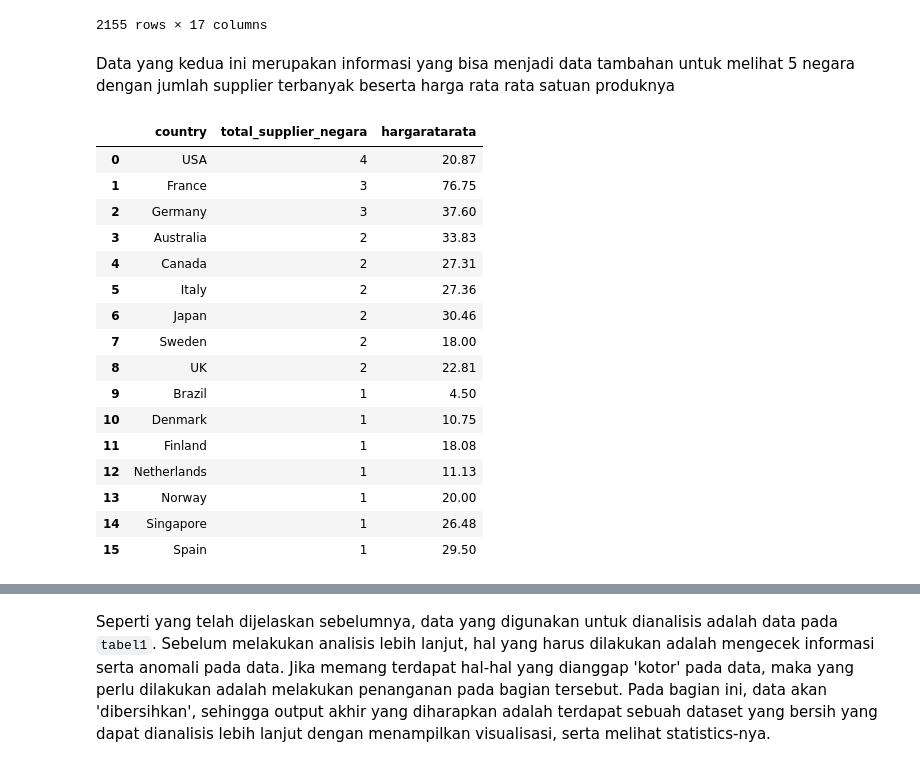
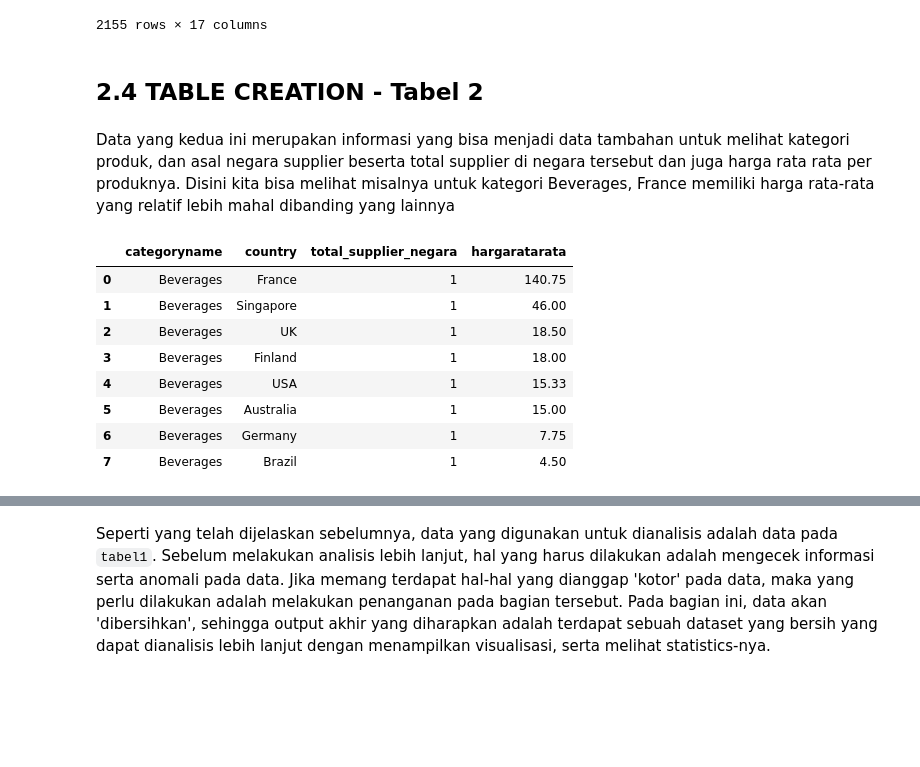
Before and after one commit to salsabila-ta/Chapstone-Project-II---Data-Analysis, a Jupyter notebook: project2.ipynb, the cells around one changed output, grey strips where cells are left out. Saved outputs shown, nothing was run; the diff lists cells and outputs as text; code cells hidden in the pictures; blank space fills up the shorter version.

```diff
--- a/project2.ipynb
+++ b/project2.ipynb
@@ -191,33 +199,30 @@ tabel1
 | 2153 | 29 | Forts d'rables | Chantal Goulet | Accounting Manager | Ste-Hyacinthe | Canada | Confections | Tarte au sucre | ... |
 | 2154 | 29 | Forts d'rables | Chantal Goulet | Accounting Manager | Ste-Hyacinthe | Canada | Confections | Tarte au sucre | ... |
 2155 rows × 17 columns
+# %% [markdown]
+## **2.4 TABLE CREATION - Tabel 2**
 # %% [markdown]
-Data yang kedua ini merupakan informasi yang bisa menjadi data tambahan untuk melihat 5 negara dengan jumlah supplier terbanyak beserta harga rata rata satuan produknya
+Data yang kedua ini merupakan informasi yang bisa menjadi data tambahan untuk melihat kategori produk, dan asal negara supplier beserta total supplier di negara tersebut dan juga harga rata rata per produknya. Disini kita bisa melihat misalnya untuk kategori Beverages, France memiliki harga rata-rata yang relatif lebih mahal dibanding yang lainnya
 # %%
 tabel2 = sql_df('''
-select s.country, count(distinct s.supplierid) as total_supplier_negara, round(avg(p.unitprice),2) as hargaratarata
+select  c.categoryname, s.country, count(distinct s.supplierid) as total_supplier_negara, round(avg(p.unitprice),2) as hargaratarata
 from suppliers as s
 left join products as p
 on s.supplierid = p.supplierid
-group by country
-order by total_supplier_negara desc;
+left join categories as c
+on p.categoryid = c.categoryid
+group by  c.categoryname, country
+having c.categoryname = 'Beverages'
+order by  c.categoryname, total_supplier_negara, hargaratarata desc;;
 ''')
 tabel2
 # %% [output]
-|  | country | total_supplier_negara | hargaratarata |
-| 0 | USA | 4 | 20.87 |
-| 1 | France | 3 | 76.75 |
-| 2 | Germany | 3 | 37.60 |
-| 3 | Australia | 2 | 33.83 |
-| 4 | Canada | 2 | 27.31 |
-| 5 | Italy | 2 | 27.36 |
-| 6 | Japan | 2 | 30.46 |
-| 7 | Sweden | 2 | 18.00 |
-| 8 | UK | 2 | 22.81 |
-| 9 | Brazil | 1 | 4.50 |
-| 10 | Denmark | 1 | 10.75 |
-| 11 | Finland | 1 | 18.08 |
-| 12 | Netherlands | 1 | 11.13 |
-| 13 | Norway | 1 | 20.00 |
-| 14 | Singapore | 1 | 26.48 |
-| 15 | Spain | 1 | 29.50 |
+|  | categoryname | country | total_supplier_negara | hargaratarata |
+| 0 | Beverages | France | 1 | 140.75 |
+| 1 | Beverages | Singapore | 1 | 46.00 |
+| 2 | Beverages | UK | 1 | 18.50 |
+| 3 | Beverages | Finland | 1 | 18.00 |
+| 4 | Beverages | USA | 1 | 15.33 |
+| 5 | Beverages | Australia | 1 | 15.00 |
+| 6 | Beverages | Germany | 1 | 7.75 |
+| 7 | Beverages | Brazil | 1 | 4.50 |
```
Also changed, not shown: parts of 91 cells of this notebook.
